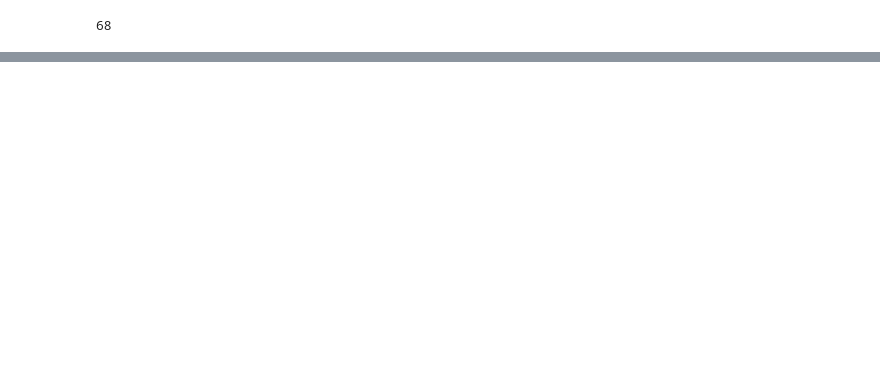
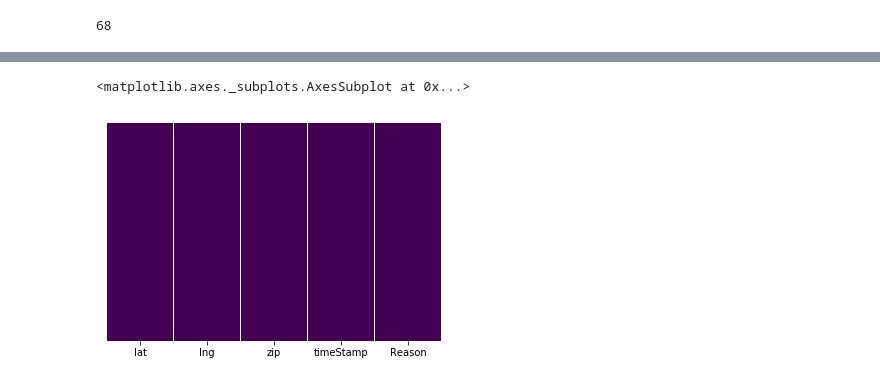
Before and after one commit to lyraxvincent/911-calls-project, a Jupyter notebook: Data Exploration and Cleaning.ipynb, the cells around one changed output, grey strips where cells are left out. Drawn from its saved outputs; the diff is of its cells as text; code cells hidden in the pictures; blank space fills up the shorter version.

```diff
--- a/Data Exploration and Cleaning.ipynb
+++ b/Data Exploration and Cleaning.ipynb
@@ -96,0 +108,4 @@ calls['twp'].nunique()
+# %%
+#Drop some columns into a new DataFrame not to overwrite the current one
+
+clean_calls = calls.drop(['desc', 'twp', 'addr', 'e'], axis=1)
@@ -96,0 +129,4 @@ calls['twp'].nunique()
+# %%
+#So we can make a column based off of these reasons
+
+clean_calls['Reason'] = clean_calls['title'].apply(lambda title: title.split(':')[0])
@@ -96,0 +142,4 @@ calls['twp'].nunique()
+# %%
+#We can now drop the title column
+
+clean_calls.drop('title', axis=1, inplace=True)
@@ -96,0 +196,2 @@ calls['twp'].nunique()
+# %%
+clean_calls['zip'].fillna(value=clean_calls['zip'].mean(), inplace=True)
@@ -96,0 +212,7 @@ calls['twp'].nunique()
+# %%
+#Check that the column has no missing values
+
+sns.heatmap(clean_calls.isnull(), yticklabels=False, cbar=False, cmap='viridis')
+# %% [output]
+<matplotlib.axes._subplots.AxesSubplot at 0x...>
+[figure, added]
```
Also changed, not shown: parts of 9 cells of this notebook.
